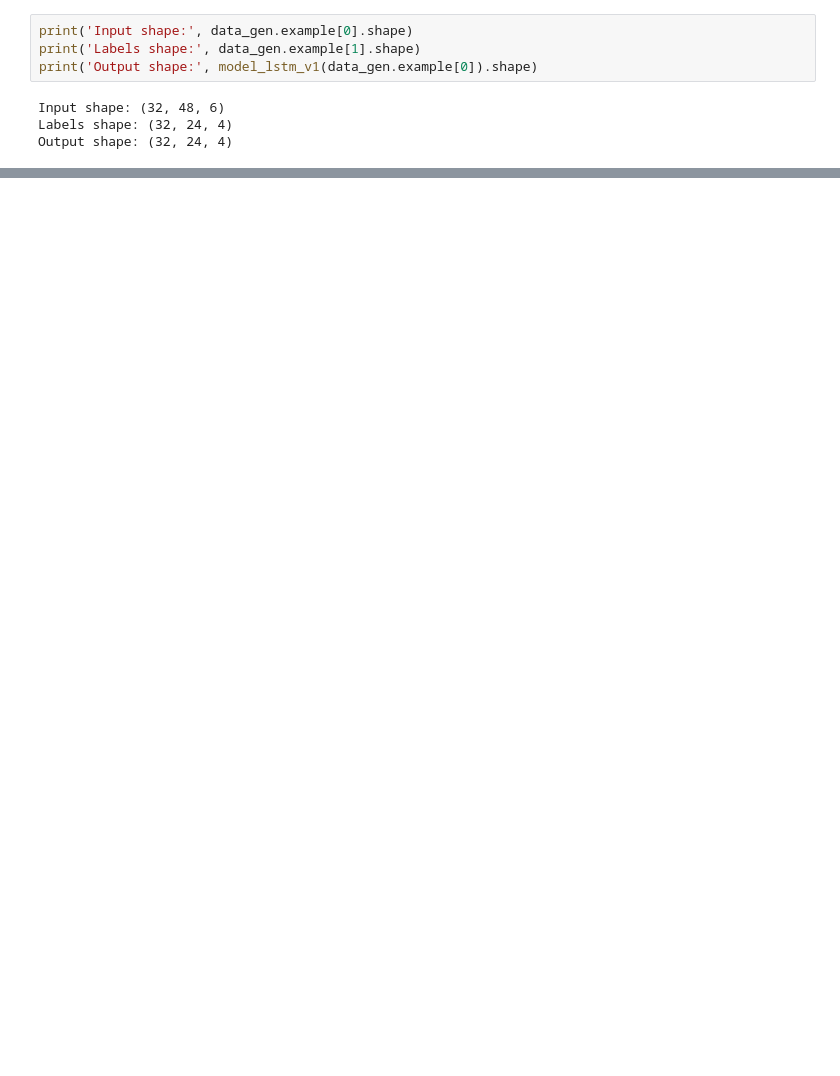
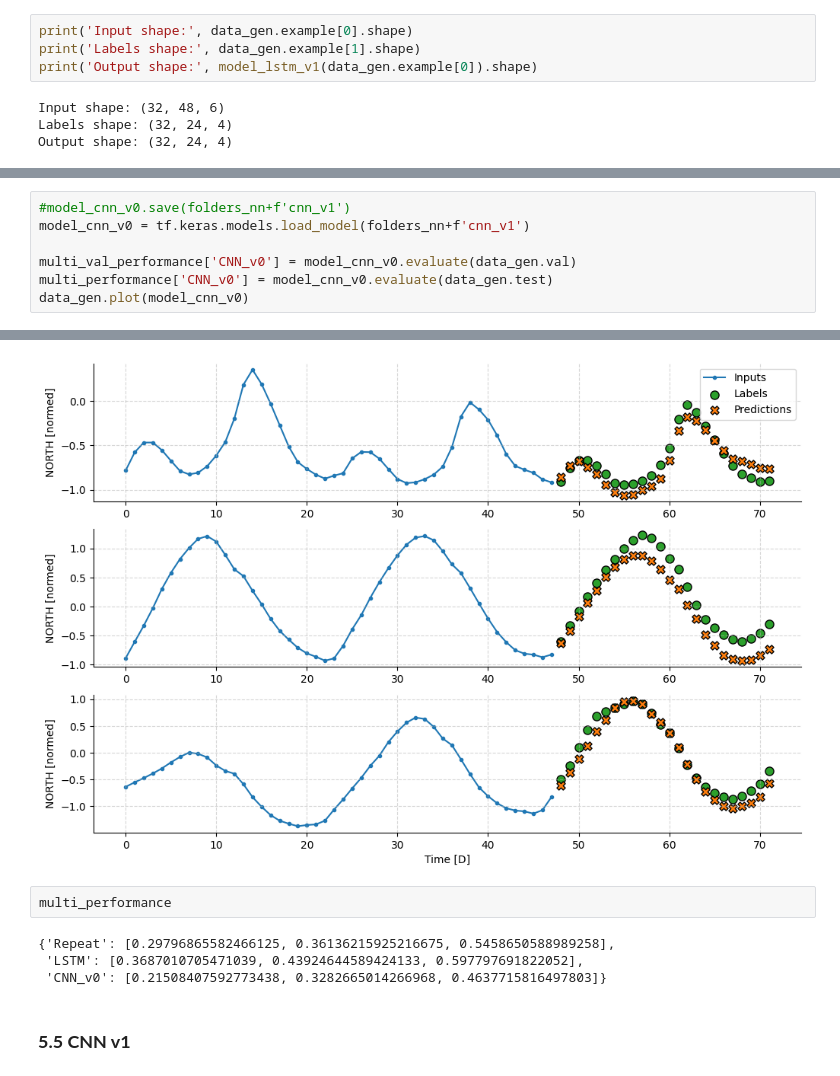
Before and after one commit to fabriziobasso/Time_Series_Files, a Jupyter notebook: TS_Study_0.ipynb, the cells around one changed output, grey strips where cells are left out. Saved outputs shown, nothing was run; the diff lists cells and outputs as text; blank space fills up the shorter version.

```diff
--- a/TS_Study_0.ipynb
+++ b/TS_Study_0.ipynb
@@ -957,0 +1163,8 @@ WARNING:absl:Found untraced functions such as _update_step_xla, lstm_cell_10_lay
+# %%
+#model_cnn_v0.save(folders_nn+f'cnn_v1')
+model_cnn_v0 = tf.keras.models.load_model(folders_nn+f'cnn_v1')
+
+multi_val_performance['CNN_v0'] = model_cnn_v0.evaluate(data_gen.val)
+multi_performance['CNN_v0'] = model_cnn_v0.evaluate(data_gen.test)
+data_gen.plot(model_cnn_v0)
+# %% [output]
@@ -957,0 +1173,9 @@ WARNING:absl:Found untraced functions such as _update_step_xla, lstm_cell_10_lay
+[figure, added]
+# %%
+multi_performance
+# %% [output]
+{'Repeat': [0.29796865582466125, 0.36136215925216675, 0.5458650588989258],
+ 'LSTM': [0.3687010705471039, 0.43924644589424133, 0.597797691822052],
+ 'CNN_v0': [0.21508407592773438, 0.3282665014266968, 0.4637715816497803]}
+# %% [markdown]
+### **5.5 CNN v1**
```
Also changed, not shown: parts of 47 cells of this notebook.
